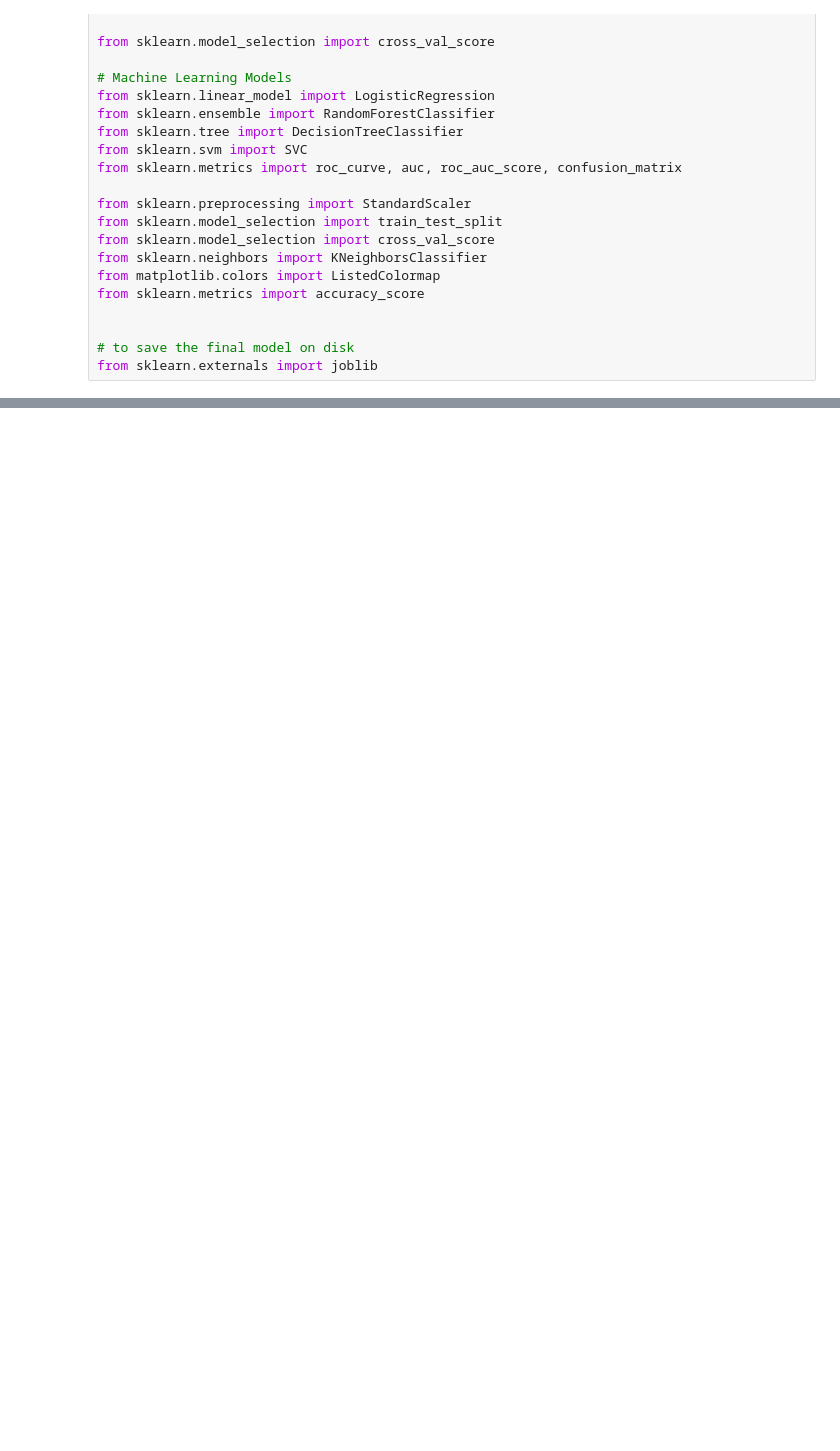
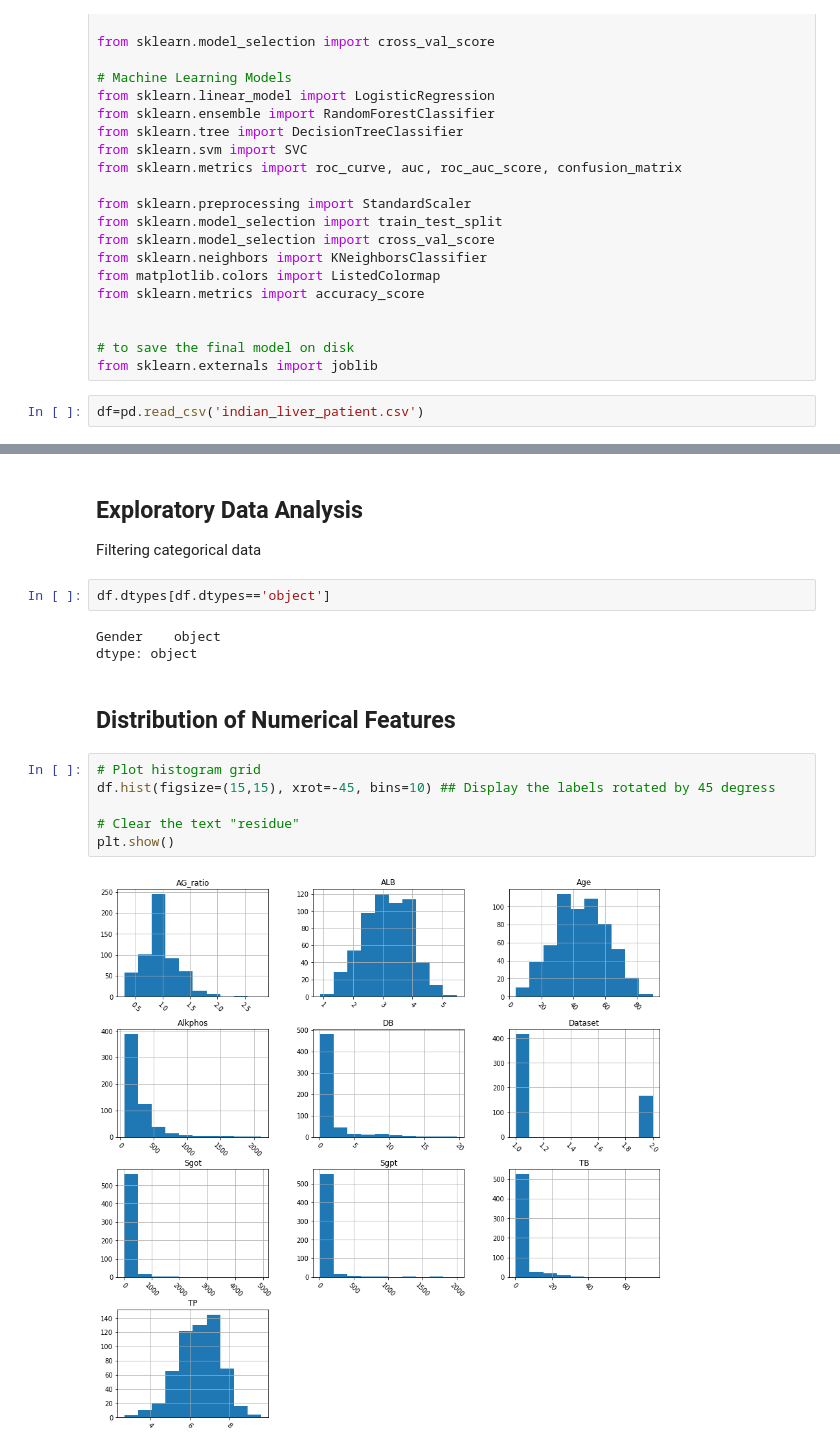
Before and after one commit to bgmallick/LiverDiseasePrediction, a Jupyter notebook: LiverDiseasePrediction.ipynb, the cells around one changed output, grey strips where cells are left out. Saved outputs shown, nothing was run; the diff lists cells and outputs as text; blank space fills up the shorter version.

```diff
--- a/LiverDiseasePrediction.ipynb
+++ b/LiverDiseasePrediction.ipynb
@@ -47,3 +69,5 @@ from sklearn.metrics import accuracy_score
 
 # to save the final model on disk
 from sklearn.externals import joblib
+# %%
+df=pd.read_csv('indian_liver_patient.csv')
@@ -49,0 +93,18 @@ from sklearn.externals import joblib
+# %% [markdown]
+## Exploratory Data Analysis
+Filtering categorical data
+# %%
+df.dtypes[df.dtypes=='object']
+# %% [output]
+Gender    object
+dtype: object
+# %% [markdown]
+## Distribution of Numerical Features
+# %%
+# Plot histogram grid
+df.hist(figsize=(15,15), xrot=-45, bins=10) ## Display the labels rotated by 45 degress
+
+# Clear the text "residue"
+plt.show()
+# %% [output]
+[figure, added]
```
Also changed, not shown: parts of 37 cells of this notebook.
